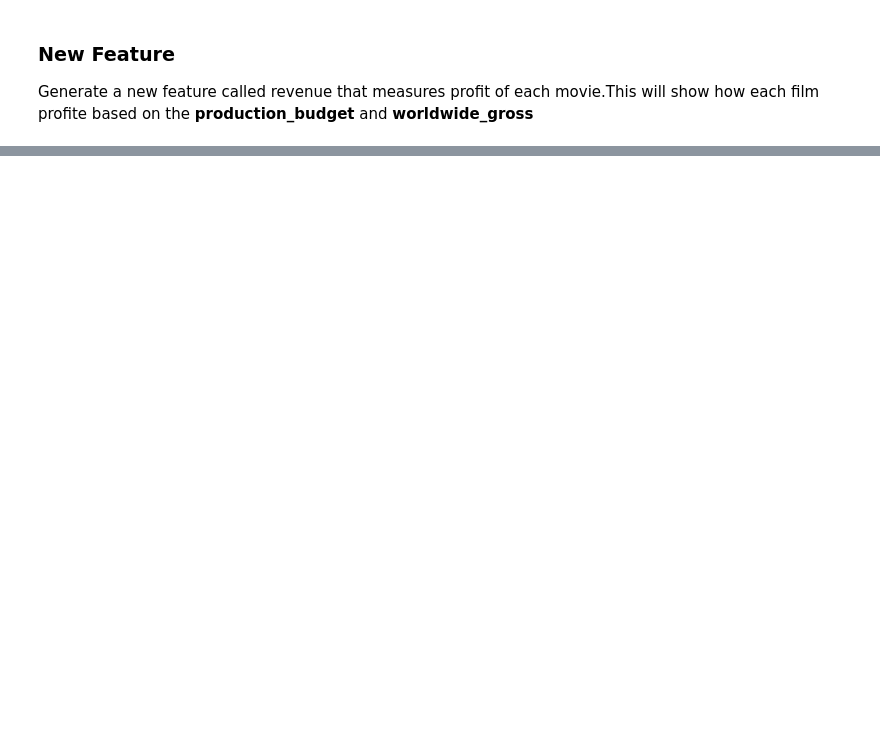
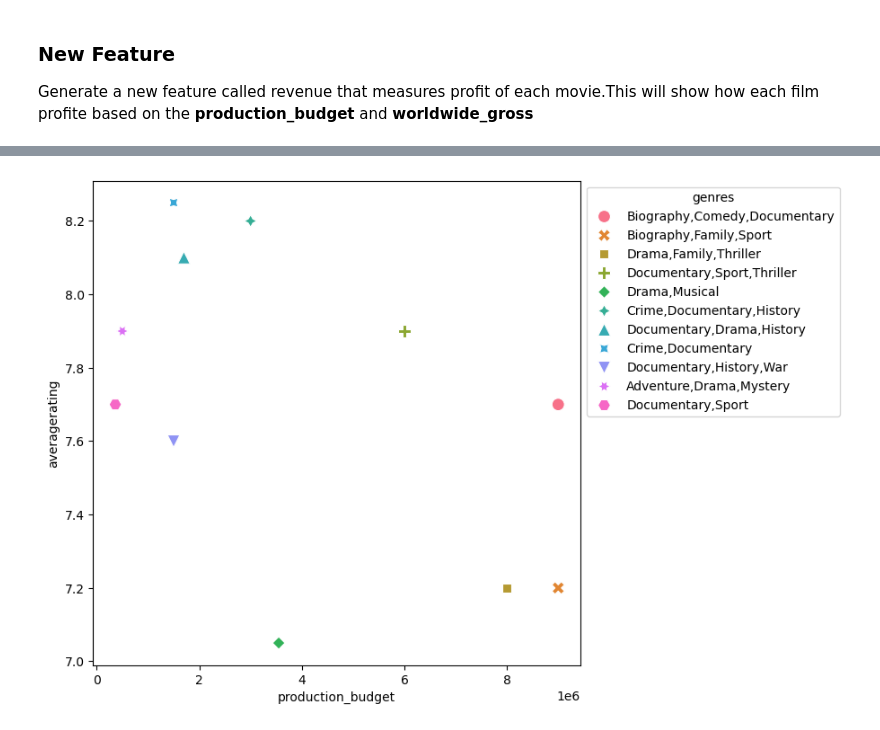
Before and after one commit to Iamwangui/Group1_Movies_Analysis_Project, a Jupyter notebook: movies_analysis.ipynb, the cells around one changed output, grey strips where cells are left out. Saved outputs shown, nothing was run; the diff lists cells and outputs as text; code cells hidden in the pictures; blank space fills up the shorter version.

```diff
--- a/movies_analysis.ipynb
+++ b/movies_analysis.ipynb
@@ -251,0 +364,6 @@ merged_movies.to_csv('merged_movies.csv',index=False)
+# %%
+#GROUPING THE DATASET BY GENRE AND PRODUCTION COST
+genre_cost = merged_movies[['genres', 'production_budget','averagerating']].groupby('genres').agg('mean')
+
+
+genre_cost
@@ -251,0 +402,10 @@ merged_movies.to_csv('merged_movies.csv',index=False)
+# %%
+
+sum_per_genre = genre_cost[genre_cost['averagerating']>7].sort_values(by=('production_budget'),ascending = False).tail(11)
+
+fig, ax = plt.subplots(figsize=(7,7))
+sns.scatterplot(data=sum_per_genre, x='production_budget',y='averagerating', hue='genres',s=100, style='genres',ax=ax)
+
+sns.move_legend(ax,'upper left', bbox_to_anchor=(1,1))
+# %% [output]
+[figure, added]
```
Also changed, not shown: parts of 32 cells of this notebook.
